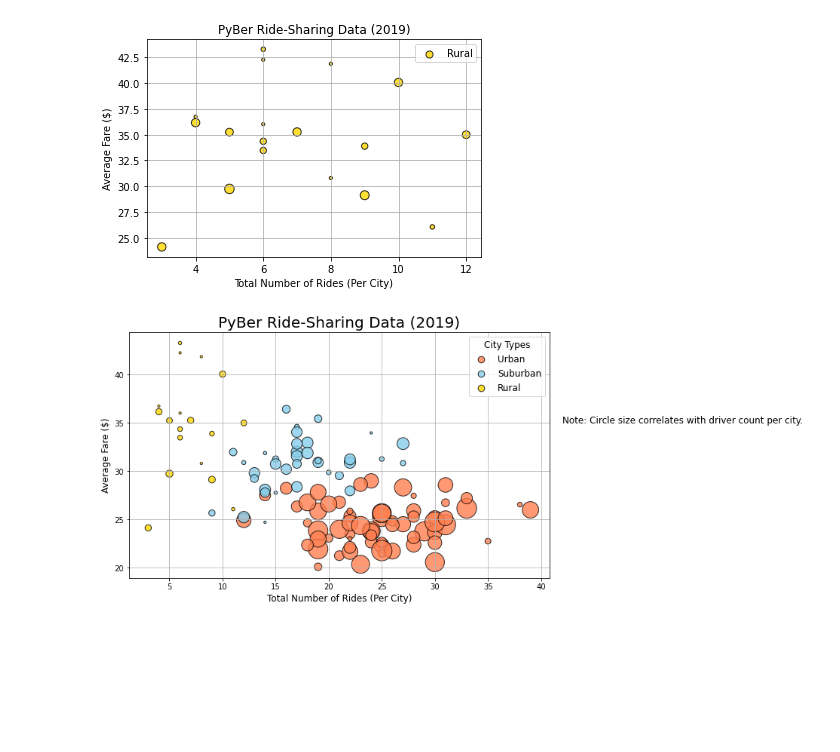
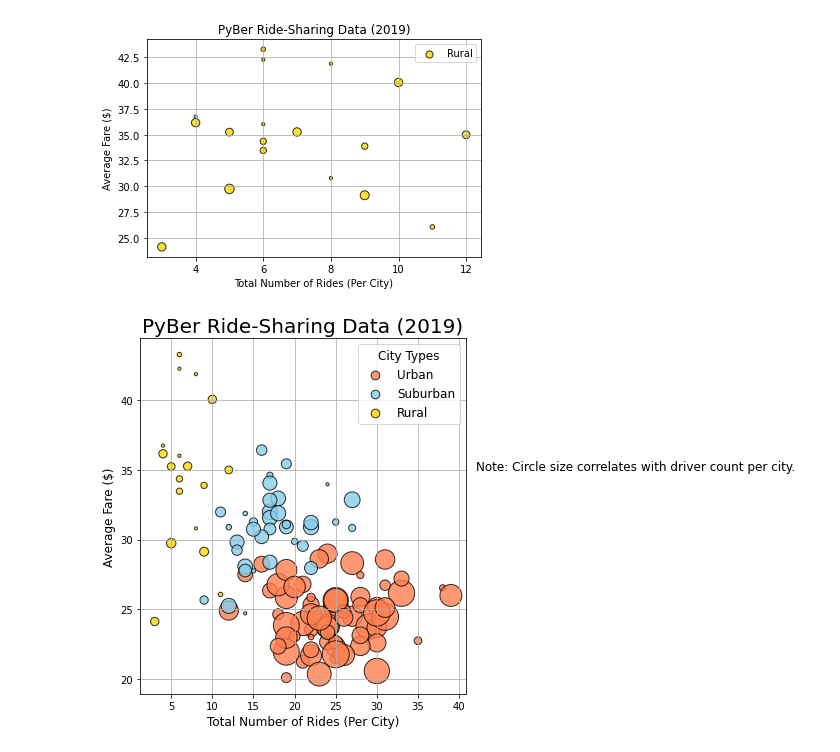
Before and after one commit to yiggzzz/PyBer_Analysis, a Jupyter notebook: PyBer.ipynb, the cells around one changed output. Drawn from its saved outputs; the diff is of its cells as text; code cells hidden in the pictures; blank space fills up the shorter version.

```diff
--- a/PyBer.ipynb
+++ b/PyBer.ipynb
@@ -279,31 +279,33 @@ plt.scatter(rural_ride_count,
       s=10*rural_driver_count, c="gold",
       edgecolor="black", linewidths=1,
       alpha=0.8, label="Rural")
 
 # Incorporate the other graph properties
 plt.title("PyBer Ride-Sharing Data (2019)", fontsize=20)
 plt.ylabel("Average Fare ($)", fontsize=12)
 plt.xlabel("Total Number of Rides (Per City)", fontsize=12)
 plt.grid(True)
 
 # # Add the legend.
 # plt.legend()
 
 # Create a legend in place of legend()
 lgnd = plt.legend(fontsize="12", mode="Expanded",
          scatterpoints=1, loc="best", title="City Types")
 lgnd.legendHandles[0]._sizes = [75]
 lgnd.legendHandles[1]._sizes = [75]
 lgnd.legendHandles[2]._sizes = [75]
 lgnd.get_title().set_fontsize(12)
 
 # Incorporate a text label about circle size.
 plt.text(42, 35, "Note: Circle size correlates with driver count per city.", fontsize="12")
 
+plt.tight_layout()
+
 # Save the figure.
 plt.savefig("analysis/Fig1.png", facecolor='white', transparent=False)
 
 # Show the plot
 plt.show()
 # %% [output]
-[figure, old version]
+[figure, new version]
```
Also changed, not shown: parts of 18 cells of this notebook, 1 other file.
